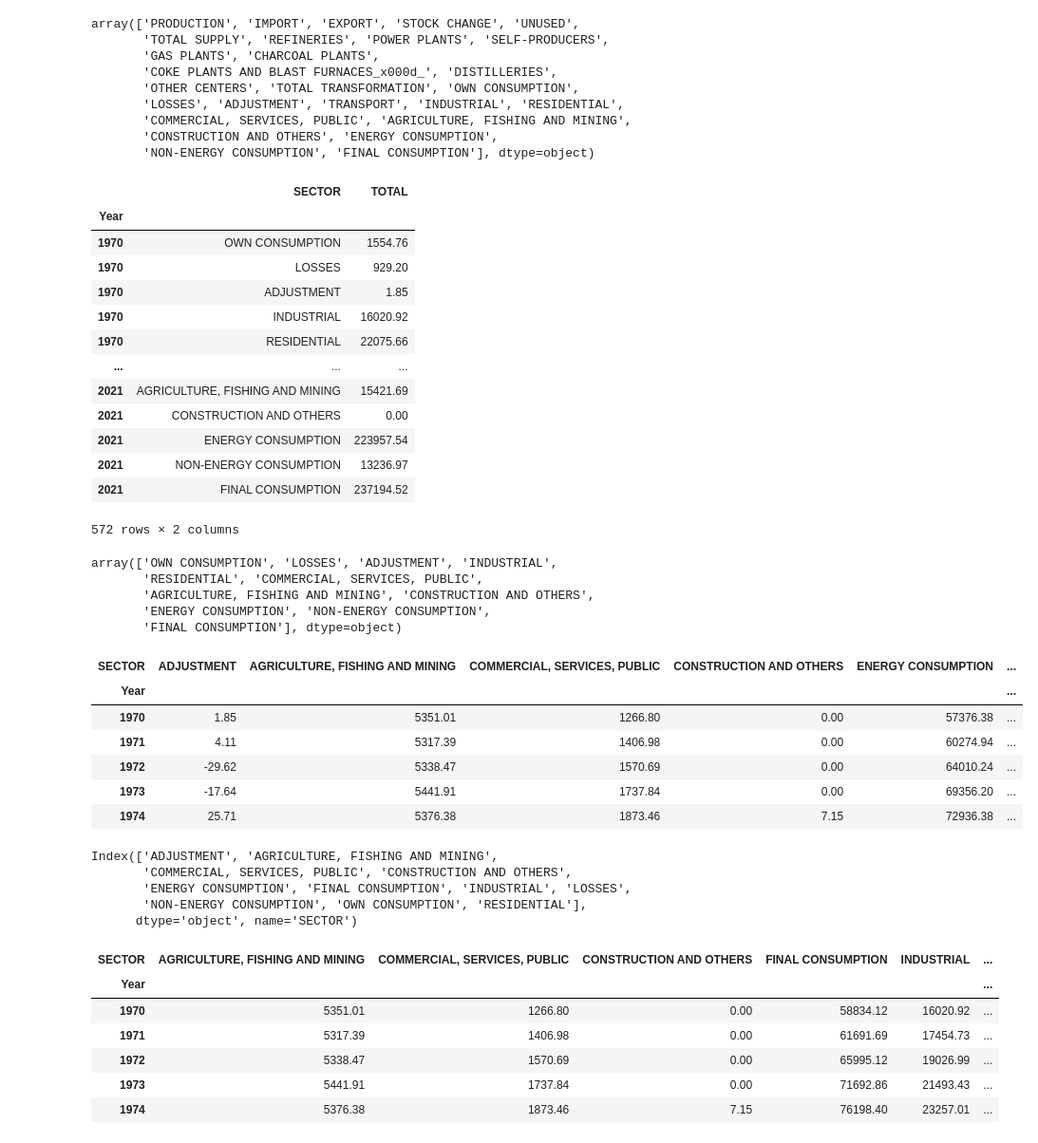
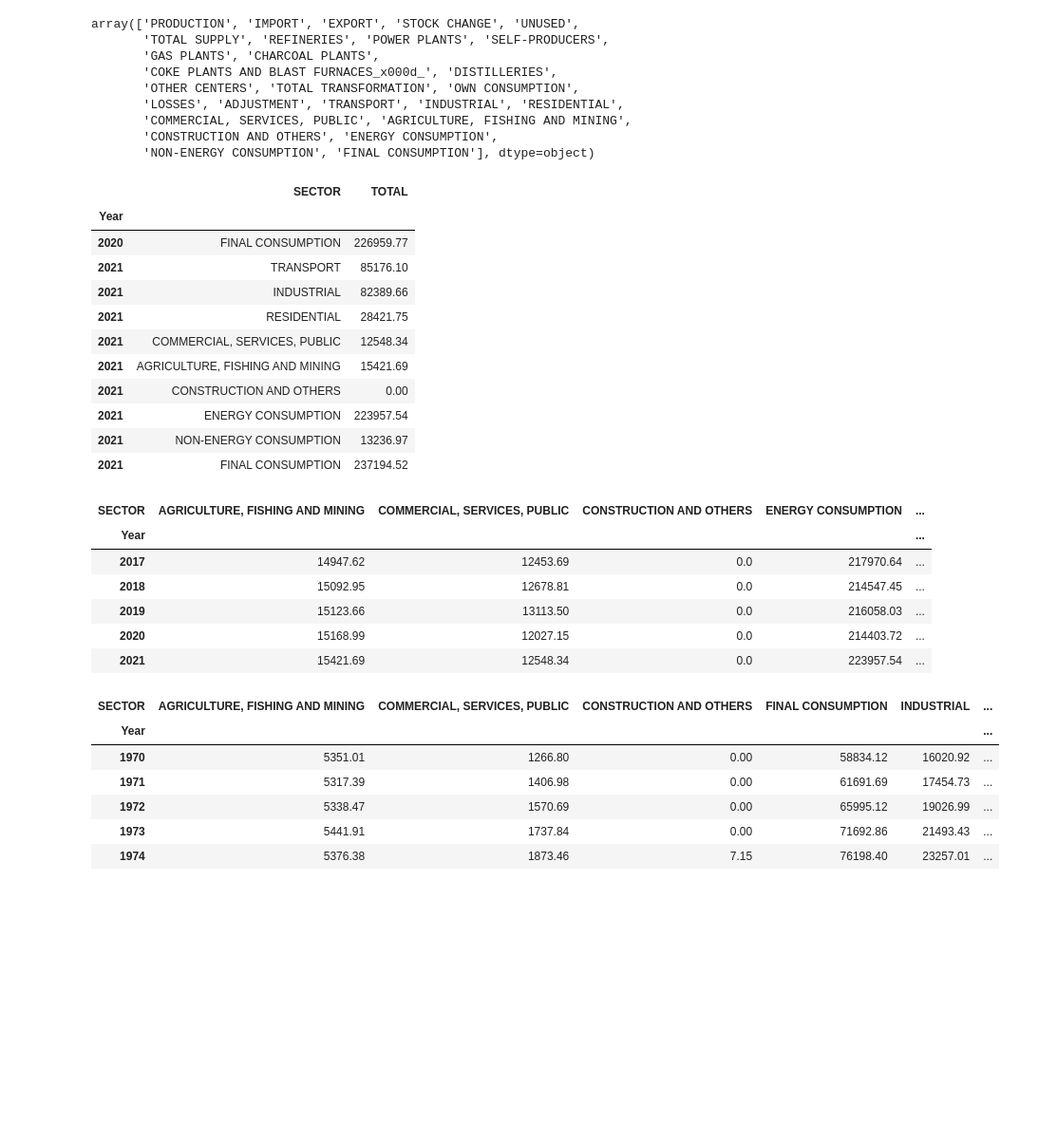
Before and after one commit to abominguez/TFM, a Jupyter notebook: codes/TFM_Nam.ipynb, the cells around one changed output. Shown at 95% size. Cells and saved outputs as stored; diff of their text form; code cells hidden in the pictures; blank space fills up the shorter version.

```diff
--- a/codes/TFM_Nam.ipynb
+++ b/codes/TFM_Nam.ipynb
@@ -28,9 +29,12 @@ for k in Dict.keys():
     #Rename of columns in df
     Dict[k].rename(columns={'Unnamed: 0': 'SECTOR','OTHER PRIMARY_x000d_\n':'OTHER PRIMARY'}, inplace=True)
 
-    #Remove the spaces in names of columns and sectors
-    Dict[k]['SECTOR'] = Dict[k]['SECTOR'].str.strip()
-    Dict[k].columns = Dict[k].columns.str.strip()
+    # Remove space in column names and Sector names
+    Dict[k].columns=Dict[k].columns.str.strip()
+    Dict[k].SECTOR=Dict[k].SECTOR.str.strip()
+
+
+
 
 print(Dict.keys())
 
@@ -48,12 +52,10 @@ print(Dict.keys())
 
 #Save the Clean Dictionary in Excel with multi-sheet_names
 file_path='../datas/Option_B/Datas_cleaned/Brazil_Energy balance matrix_cleaned.xlsx'
+
 with pd.ExcelWriter(file_path) as writer:
     for k, df in Dict.items():
         df.to_excel(writer, sheet_name=k)
-
-df_2021=Dict['2021']
-df_2021.drop(columns="Year")
 # %% [output]
 dict_keys(['1970 - Brazil', '1971 - Brazil', '1972 - Brazil', '1973 - Brazil', '1974 - Brazil', '1975 - Brazil', '1976 - Brazil', '1977 - Brazil', '1978 - Brazil', '1979 - Brazil', '1980 - Brazil', '1 ...
 
@@ -514,12 +504,10 @@ for k in Dict2.keys():
     #   'NUCLEAR', 'FIREWOOD', 'SUGARCANE AND PRODUCTS', 'OTHER PRIMARY', 'TOTAL PRIMARIES','Year']
     selected_columns = ['SECTOR','TOTAL','Year']
     Dict2[k]=Dict2[k][selected_columns]
-    selected_rows=['OWN CONSUMPTION',
-       'LOSSES', 'ADJUSTMENT', 'TRANSPORT ', 'INDUSTRIAL',
-       'RESIDENTIAL', 'COMMERCIAL, SERVICES, PUBLIC',
-       'AGRICULTURE, FISHING AND MINING', 'CONSTRUCTION AND OTHERS',
-       'ENERGY CONSUMPTION', 'NON-ENERGY CONSUMPTION',
-       'FINAL CONSUMPTION']
+    selected_rows=['TRANSPORT', 'INDUSTRIAL', 'RESIDENTIAL',
+       'COMMERCIAL, SERVICES, PUBLIC', 'AGRICULTURE, FISHING AND MINING',
+       'CONSTRUCTION AND OTHERS',
+       'NON-ENERGY CONSUMPTION','ENERGY CONSUMPTION', 'FINAL CONSUMPTION']
     Dict2[k]=Dict2[k][Dict2[k]['SECTOR'].isin(selected_rows)]
 
     # Concatenate all DataFrames in Dict vertically
@@ -535,62 +523,39 @@ for k in Dict2.keys():
     # Set the value "NaN" by Zero
     df_TC1 = df_conc.apply(lambda column: column.fillna(0))
 
-# Calculate the percentage of each product relative to 'TOTAL PRIMARIES'
-#percentage_columns_2 = ['ELECTRICITY', 'LPG', 'GASOLINE/ALCOHOL', 'KEROSENE/JET FUEL',
- #      'DIESEL OIL', 'FUEL OIL', 'COKE', 'CHARCOAL', 'GASES',
-  #     'OTHER SECONDARY', 'NON-ENERGY']
-#percentage_columns_2= ['TOTAL PRIMARIES', 'TOTAL SECUNDARIES']
-
-#df_TC1_percentages = (df_TC1[percentage_columns_2].div(df_TC1['TOTAL'], axis=0) * 100).applymap(lambda x: round(x, 2) if isinstance(x, (int, float)) else x)
-df_TC1
+df_TC1.tail(10)
 # %% [output]
 |  | SECTOR | TOTAL |
 | Year |  |  |
-| 1970 | OWN CONSUMPTION | 1554.76 |
-| 1970 | LOSSES | 929.20 |
-| 1970 | ADJUSTMENT | 1.85 |
-| 1970 | INDUSTRIAL | 16020.92 |
-| 1970 | RESIDENTIAL | 22075.66 |
-| ... | ... | ... |
+| 2020 | FINAL CONSUMPTION | 226959.77 |
+| 2021 | TRANSPORT | 85176.10 |
+| 2021 | INDUSTRIAL | 82389.66 |
+| 2021 | RESIDENTIAL | 28421.75 |
+| 2021 | COMMERCIAL, SERVICES, PUBLIC | 12548.34 |
 | 2021 | AGRICULTURE, FISHING AND MINING | 15421.69 |
 | 2021 | CONSTRUCTION AND OTHERS | 0.00 |
 | 2021 | ENERGY CONSUMPTION | 223957.54 |
 | 2021 | NON-ENERGY CONSUMPTION | 13236.97 |
 | 2021 | FINAL CONSUMPTION | 237194.52 |
-572 rows × 2 columns
-# %%
-df_TC1.SECTOR.unique()
-# %% [output]
-array(['OWN CONSUMPTION', 'LOSSES', 'ADJUSTMENT', 'INDUSTRIAL',
-       'RESIDENTIAL', 'COMMERCIAL, SERVICES, PUBLIC',
-       'AGRICULTURE, FISHING AND MINING', 'CONSTRUCTION AND OTHERS',
-       'ENERGY CONSUMPTION', 'NON-ENERGY CONSUMPTION',
-       'FINAL CONSUMPTION'], dtype=object)
 # %%
 # Group by Year and SECTOR, and sum the TOTAL values
 grouped_df = df_TC1.groupby(['Year', 'SECTOR'])['TOTAL'].sum().reset_index()
+
+grouped_df.tail(6)
 
 # Pivot the data
 pivot_df = grouped_df.pivot(index='Year', columns='SECTOR', values='TOTAL')
 
 
 # Display the result
-pivot_df.head()
+pivot_df.tail()
 # %% [output]
-| SECTOR | ADJUSTMENT | AGRICULTURE, FISHING AND MINING | COMMERCIAL, SERVICES, PUBLIC | CONSTRUCTION AND OTHERS | ENERGY CONSUMPTION | ... |
-| Year |  |  |  |  |  | ... |
-| 1970 | 1.85 | 5351.01 | 1266.80 | 0.00 | 57376.38 | ... |
-| 1971 | 4.11 | 5317.39 | 1406.98 | 0.00 | 60274.94 | ... |
-| 1972 | -29.62 | 5338.47 | 1570.69 | 0.00 | 64010.24 | ... |
-| 1973 | -17.64 | 5441.91 | 1737.84 | 0.00 | 69356.20 | ... |
-| 1974 | 25.71 | 5376.38 | 1873.46 | 7.15 | 72936.38 | ... |
+| SECTOR | AGRICULTURE, FISHING AND MINING | COMMERCIAL, SERVICES, PUBLIC | CONSTRUCTION AND OTHERS | ENERGY CONSUMPTION | ... |
+| Year |  |  |  |  | ... |
+| 2017 | 14947.62 | 12453.69 | 0.0 | 217970.64 | ... |
+| 2018 | 15092.95 | 12678.81 | 0.0 | 214547.45 | ... |
+| 2019 | 15123.66 | 13113.50 | 0.0 | 216058.03 | ... |
+| 2020 | 15168.99 | 12027.15 | 0.0 | 214403.72 | ... |
+| 2021 | 15421.69 | 12548.34 | 0.0 | 223957.54 | ... |
-# %%
-pivot_df.columns
-# %% [output]
-Index(['ADJUSTMENT', 'AGRICULTURE, FISHING AND MINING',
-       'COMMERCIAL, SERVICES, PUBLIC', 'CONSTRUCTION AND OTHERS',
-       'ENERGY CONSUMPTION', 'FINAL CONSUMPTION', 'INDUSTRIAL', 'LOSSES',
-       'NON-ENERGY CONSUMPTION', 'OWN CONSUMPTION', 'RESIDENTIAL'],
-      dtype='object', name='SECTOR')
 # %%
 # Dataframe Energy Consumption (EC)
```
Also changed, not shown: parts of 49 cells of this notebook.
